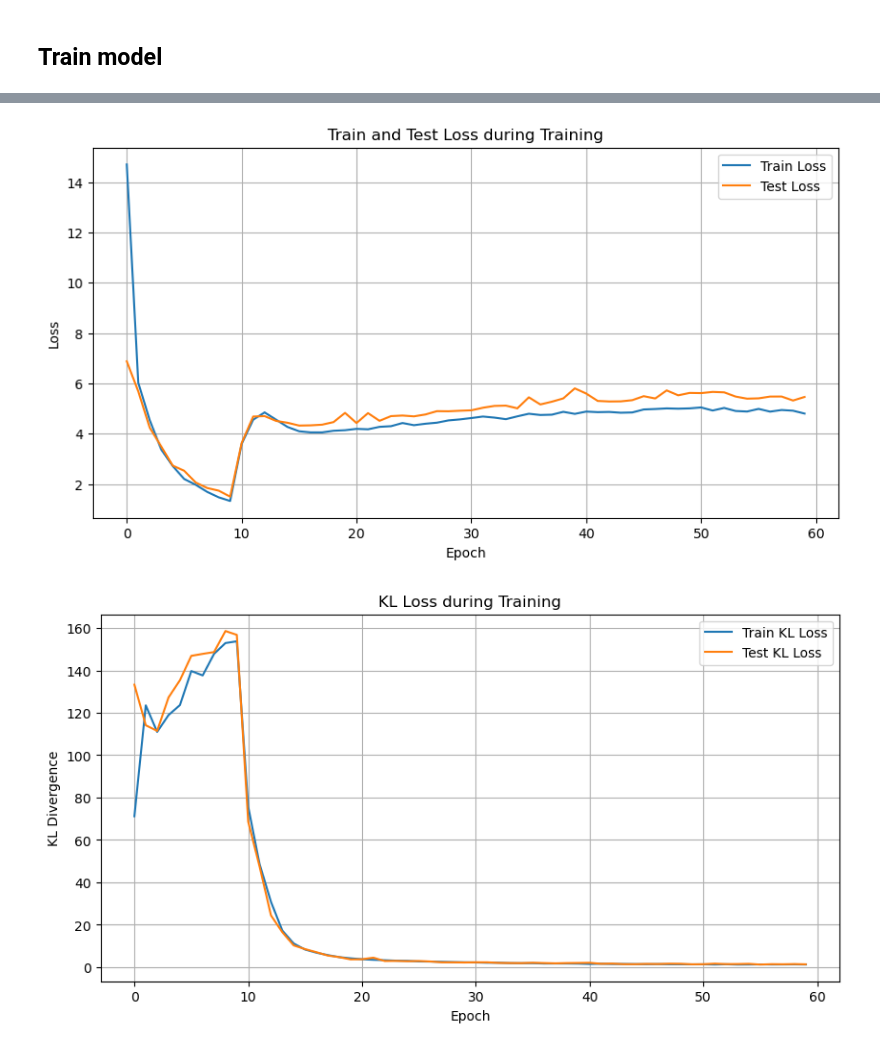
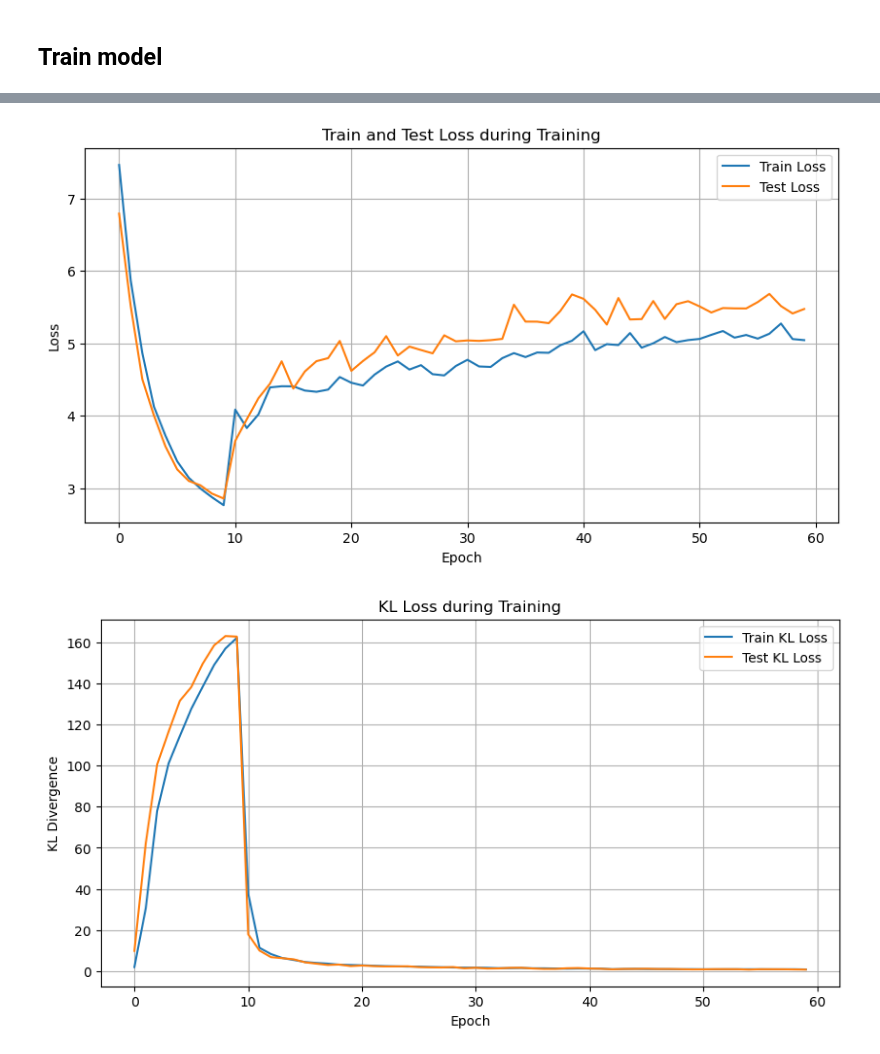
Before and after one commit to phucnguyenhoank/giua_ky_final, a Jupyter notebook: t3.ipynb, the cells around one changed output, grey strips where cells are left out. Saved outputs shown, nothing was run; the diff lists cells and outputs as text; code cells hidden in the pictures.

```diff
--- a/t3.ipynb
+++ b/t3.ipynb
@@ -658,25 +631,16 @@ class Encoder(nn.Module):
 class Decoder(nn.Module):
     def __init__(self, latent_dim=32, condition_dim=2, output_dim=1250):
         super(Decoder, self).__init__()
-        # Phần mở rộng
-        self.fc = nn.Linear(latent_dim + condition_dim, 64 * 157)
-
-        # Transposed CNN
-        self.deconv1 = nn.ConvTranspose1d(64, 32, 3, stride=2, padding=1)  # (157 -> 313)
-        self.deconv2 = nn.ConvTranspose1d(32, 16, 5, stride=2, padding=2)  # (313 -> 625)
-        self.deconv3 = nn.ConvTranspose1d(16, 1, 7, stride=2, padding=3, output_padding=1)  # (625 -> 1250)
+        self.fc1 = nn.Linear(latent_dim + condition_dim, 128)
+        self.fc2 = nn.Linear(128, 256)
+        self.fc3 = nn.Linear(256, output_dim)
 
     def forward(self, z, condition):
-        # Kết hợp và mở rộng
-        x = torch.cat([z, condition], dim=1)
-        x = self.fc(x).view(-1, 64, 157)
-
-        # Transposed CNN
-        x = F.relu(self.deconv1(x))
-        x = F.relu(self.deconv2(x))
-        x = self.deconv3(x)
-
-        return x.view(-1, 1250)
+        z = torch.cat([z, condition], dim=1)  # Shape: (batch_size, 10+2)
+        h = F.relu(self.fc1(z))
+        h = F.relu(self.fc2(h))
+        x_recon = self.fc3(h)  # Không activation để giữ giá trị thực
+        return x_recon
 # %%
 class CVAE(nn.Module):
     def __init__(self, input_dim=1250, condition_dim=2, latent_dim=32):
@@ -739,7 +703,7 @@ beta_history = []
 # Cài đặt cho KL annealing
 num_epochs = 500
 warmup_epochs = 10      # Số epoch warm-up (beta = 0 trong giai đoạn warm-up)
-anneal_duration = 50    # Số epoch tăng beta từ 0 đến 1 sau warm-up
+anneal_duration = 40    # Số epoch tăng beta từ 0 đến 1 sau warm-up
 patience = 50
 no_improve = 0
 
@@ -869,4 +833,4 @@ Epoch 60, Test Loss: 5.4637, MSE: 4.1328, KL: 1.3309
 Early stopping triggered!
-[figure, old version]
+[figure, new version]
-[figure, old version]
+[figure, new version]
 [figure]
```
Also changed, not shown: parts of 11 cells of this notebook, 3 other files.
